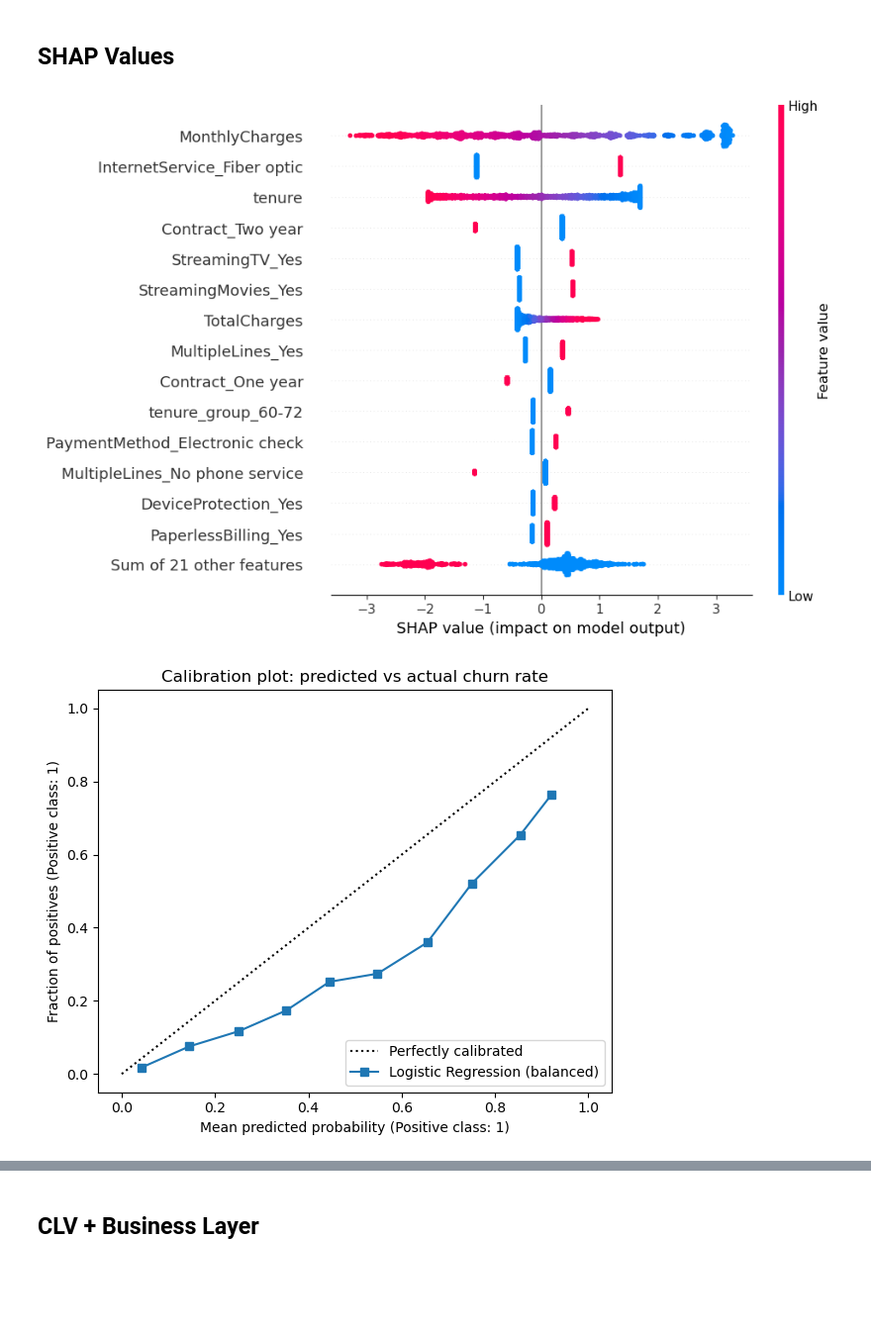
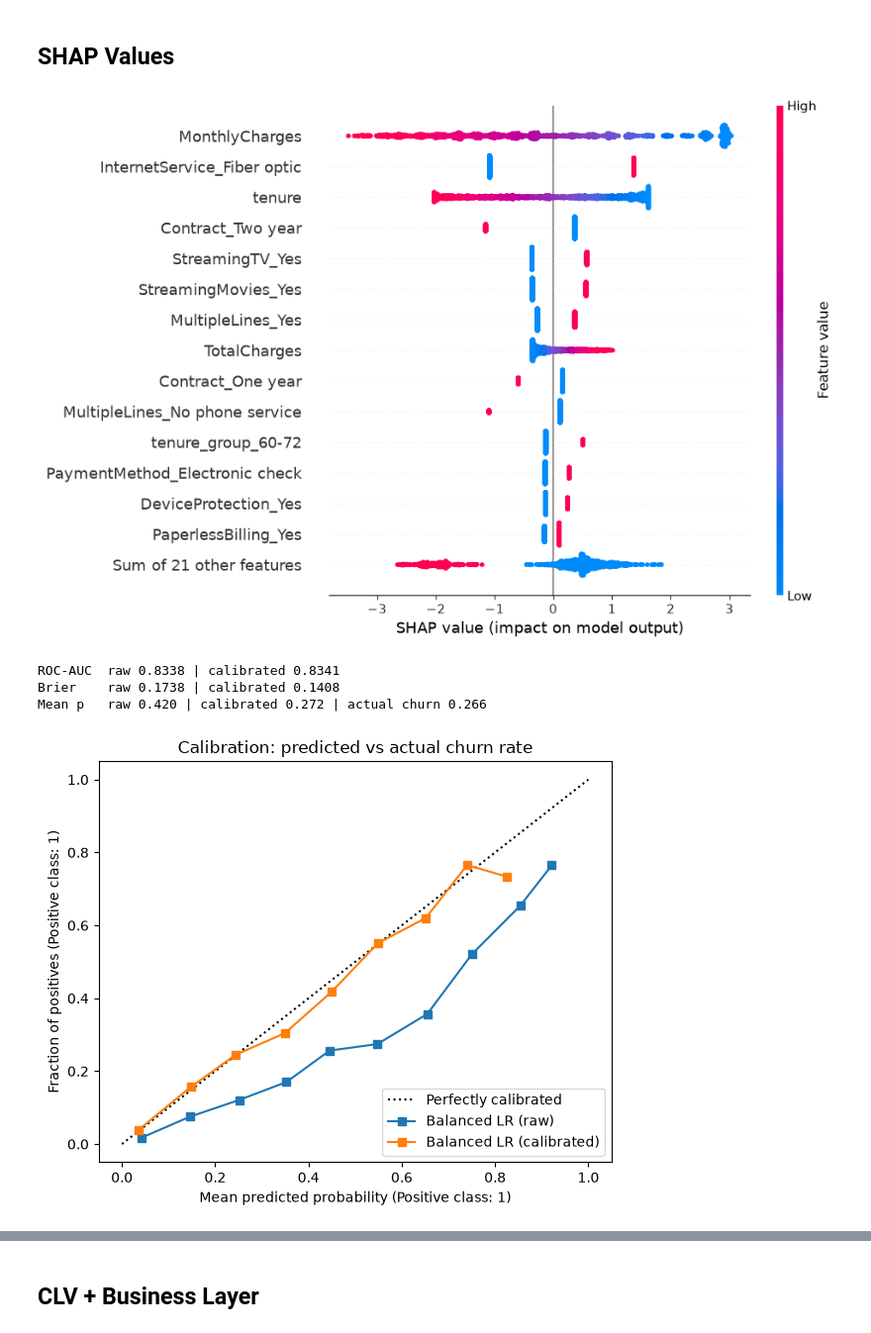
Before and after one commit to Ysharbat/customer-churn-prediction, a Jupyter notebook: notebooks/02_modeling.ipynb, the cells around one changed output, grey strips where cells are left out. Shown at 99% size. Cells and saved outputs as stored; diff of their text form; code cells hidden in the pictures; blank space fills up the shorter version.

```diff
--- a/notebooks/02_modeling.ipynb
+++ b/notebooks/02_modeling.ipynb
@@ -96,4 +91,0 @@ x_test = pd.get_dummies(x_test, drop_first=True)
-# %%
-# fill_value=0 handles any category that only appeared in one split
-
-x_train, x_test = x_train.align(x_test, join='left', axis=1, fill_value=0)
@@ -184,6 +107,6 @@ Three reasons LR is the right choice here:
 ## Logistic Regression
 # %%
 # Baseline, just to see where we start
-model = LogisticRegression(max_iter=1000)
+model = make_pipe()
 model.fit(x_train, y_train)
 # %% [output]
@@ -191,9 +130,9 @@ LogisticRegression(max_iter=1000)
 # %%
 # Grid search over C with class_weight='balanced' to handle the churn minority class
-param_grid = {'C': [0.01, 0.1, 1, 10, 100]}
 
+param_grid = {'model__C': [0.01, 0.1, 1, 10, 100]} # 'model__' = step name in the pipeline
 grid = GridSearchCV(
-    LogisticRegression(max_iter=1000, class_weight='balanced'),
+   make_pipe(class_weight='balanced'),
     param_grid,
     cv=StratifiedKFold(n_splits=5, shuffle=True, random_state=42),
     scoring='roc_auc',
@@ -201,10 +140,11 @@ grid = GridSearchCV(
 )
 grid.fit(x_train, y_train)
 
-print(f"Best C: {grid.best_params_['C']}")
+print(f"Best C: {grid.best_params_['model__C']}")
 print(f"Best CV AUC: {grid.best_score_:.4f}")
 
 model_balanced = grid.best_estimator_
+pipe = model_balanced      # name used later in the business layer and save cell
 # %% [output]
 Best C: 100
 Best CV AUC: 0.8466
@@ -309,36 +249,49 @@ Selected model: Logistic Regression (balanced)
 Reason: higher recall, better suited for imbalanced churn detection.
 # %% [markdown]
 ## SHAP Values
-# %%
-x_train = x_train.astype(float)
-x_test = x_test.astype(float)
 # %%
 # LinearExplainer is exact for linear models. Each value shows how much
 # a feature pushed the prediction away from the baseline.
-explainer = shap.LinearExplainer(model_balanced, x_train)
-shap_values = explainer.shap_values(x_test)
+
+X_train_t = pipe['prep'].transform(x_train)
+X_test_t  = pipe['prep'].transform(x_test)
+feature_names = pipe['prep'].get_feature_names_out()
+
+explainer = shap.LinearExplainer(pipe['model'], shap.maskers.Independent(
+    X_train_t, max_samples=len(X_train_t)))
+shap_values = explainer.shap_values(X_test_t)
 
 shap_explanation = shap.Explanation(
-    values=shap_values,
-    base_values=explainer.expected_value,
-    data=x_test.values,
-    feature_names=x_test.columns.tolist()
+    values=shap_values, base_values=explainer.expected_value,
+    data=X_test_t, feature_names=list(feature_names)
 )
-
 shap.plots.beeswarm(shap_explanation, max_display=15, show=True)
 # %% [output]
-[figure, old version]
+[figure, new version]
 # %%
+from sklearn.base import clone
+from sklearn.calibration import CalibratedClassifierCV
+from sklearn.metrics import brier_score_loss
+
+# class_weight='balanced' pushes probabilities up. Sigmoid calibration fixes this
+# without changing the ranking (AUC stays the same).
+cal_pipe = CalibratedClassifierCV(clone(pipe), method='sigmoid', cv=5)
+cal_pipe.fit(x_train, y_train)
+y_prob_cal = cal_pipe.predict_proba(x_test)[:, 1]
+
+print(f"ROC-AUC  raw {roc_auc_score(y_test, y_prob_lr_bal):.4f} | calibrated {roc_auc_score(y_test, y_prob_cal):.4f}")
+print(f"Brier    raw {brier_score_loss(y_test, y_prob_lr_bal):.4f} | calibrated {brier_score_loss(y_test, y_prob_cal):.4f}")
+print(f"Mean p   raw {y_prob_lr_bal.mean():.3f} | calibrated {y_prob_cal.mean():.3f} | actual churn {y_test.mean():.3f}")
+
 fig, ax = plt.subplots(figsize=(6, 5))
-CalibrationDisplay.from_predictions(
-    y_test, y_prob_lr_bal,
-    n_bins=10,
-    ax=ax,
-    name='Logistic Regression (balanced)'
-)
-ax.set_title('Calibration plot: predicted vs actual churn rate')
+CalibrationDisplay.from_predictions(y_test, y_prob_lr_bal, n_bins=10, ax=ax, name='Balanced LR (raw)')
+CalibrationDisplay.from_predictions(y_test, y_prob_cal,    n_bins=10, ax=ax, name='Balanced LR (calibrated)')
+ax.set_title('Calibration: predicted vs actual churn rate')
 plt.tight_layout()
 plt.show()
 # %% [output]
+ROC-AUC  raw 0.8338 | calibrated 0.8341
+Brier    raw 0.1738 | calibrated 0.1408
+Mean p   raw 0.420 | calibrated 0.272 | actual churn 0.266
-[figure, old version]
+[figure, new version]
 # %% [markdown]
```
Also changed, not shown: parts of 31 cells of this notebook, 5 other files.
